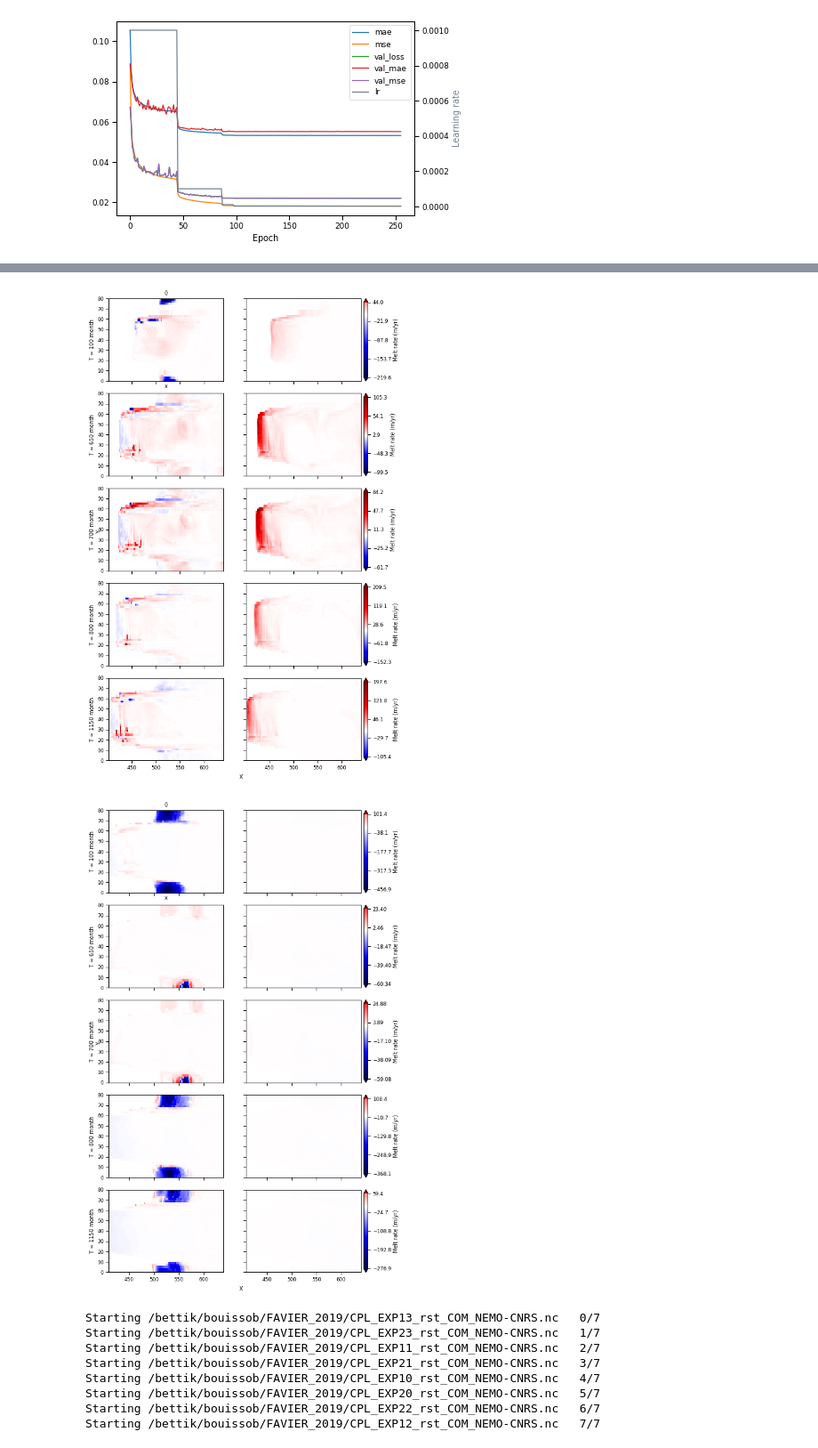
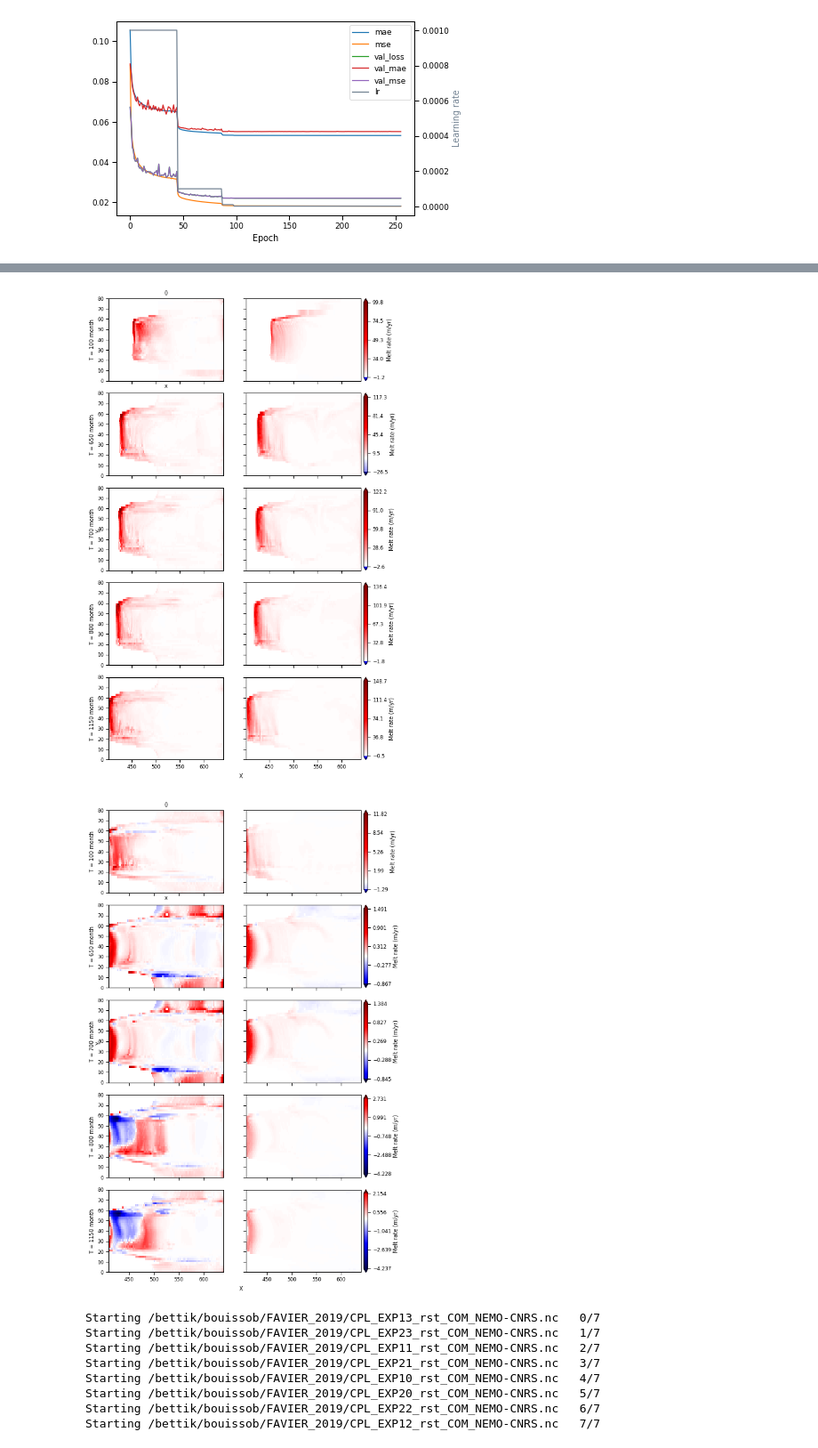
Before and after one commit to BenBouiss/NN_intern_2022, a Jupyter notebook: Untitled.ipynb, the cells around one changed output, grey strips where cells are left out. Shown at 89% size. Saved outputs shown, nothing was run; the diff lists cells and outputs as text; code cells hidden in the pictures.

```diff
--- a/Untitled.ipynb
+++ b/Untitled.ipynb
@@ -34,6 +62,6 @@ Ep_256_N_96_96_96_96_96_Ch_0-1650493497_Ex_
 [figure]
 # %%
 for oc in NEW:
-    A = Plotting.plot_N_side_exp(Trainings.model_NN, Attribs = [{'Epoch' : 128, 'Ocean' : OcT, 'Exact' : True}], ind = 0, T = [100, 650, 700, 800, 1150],
-        Oc_tar = oc, Type_tar = 'COM_NEMO-CNRS', Title = ['0'], save = True, sharing = True)
+    A = Plotting.plot_N_side_exp(Trainings.model_NN, Attribs = [{'Epoch' : 256, 'Ocean' : Train_oc_exp, 'Exact' : True}], ind = 0, T = [100, 650, 700, 800, 1150],
+        Oc_tar = oc, Type_tar = 'COM_NEMO-CNRS', Title = ['0'], save = False, sharing = True)
 # %% [output]
@@ -44,5 +73,5 @@ Finished computing for /home/bouissob/Code/Auto_model/COM_NEMO-CNRS/Ocean1_Ocean
-[figure, old version]
+[figure, new version]
-[figure, old version]
+[figure, new version]
 # %%
 
 # 300 represents number of points to make between T.min and T.max
```
Also changed, not shown: parts of 16 cells of this notebook, 49 other files.
